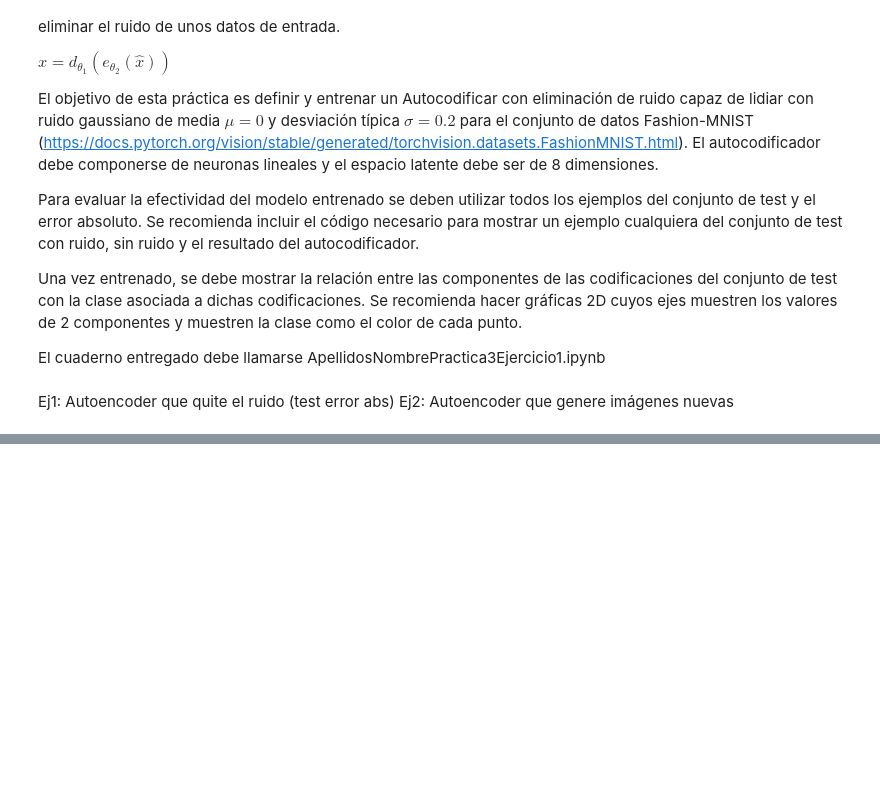
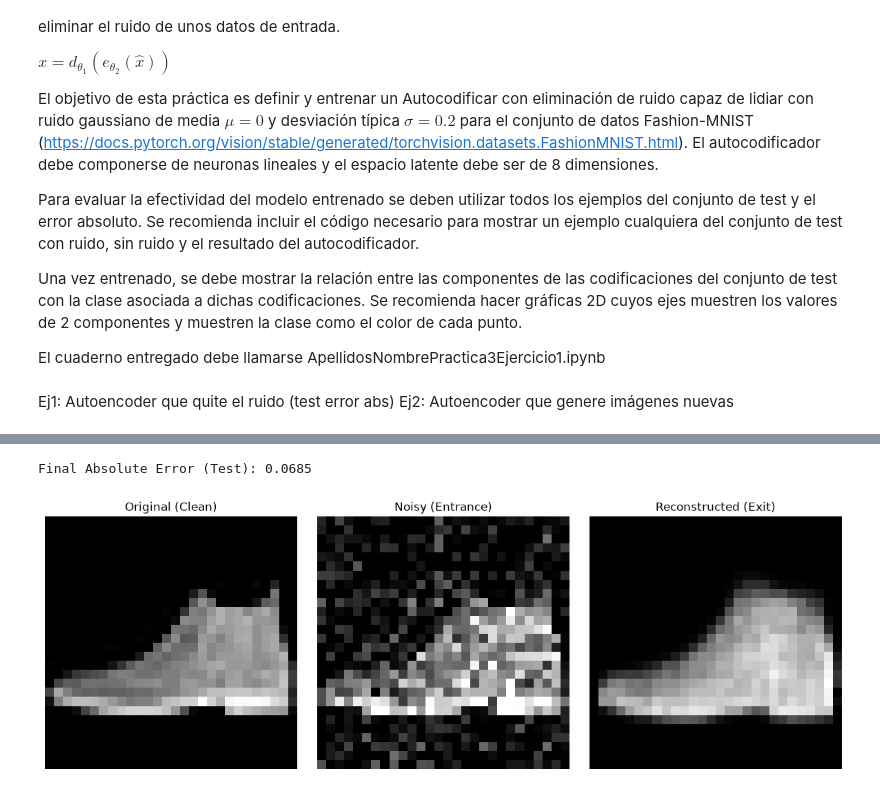
Before and after one commit to danielfernandezroldan2005/ai-programming-practices, a Jupyter notebook: FernándezRoldánDanielPractica3Ejercicio1.ipynb, the cells around one changed output, grey strips where cells are left out. Cells and saved outputs as stored; diff of their text form; code cells hidden in the pictures; blank space fills up the shorter version.

```diff
--- a/FernándezRoldánDanielPractica3Ejercicio1.ipynb
+++ b/FernándezRoldánDanielPractica3Ejercicio1.ipynb
@@ -117,0 +209,61 @@ class Autoencoder(nn.Module):
+# %%
+# Testing phase and graph the results of the trained autoencoder model.
+model.eval() # Set the model to evaluation mode.
+test_loss_accumulated = 0.0 # Initialize the test loss for the testing phase.
+
+with torch.no_grad(): # Disable gradient calculation for testing.
+    for images, _ in test_loader: # Iterate over the test dataset in batches.
+        images = images.to(device) # Move the images to the specified device (CPU or GPU).
+        noisy_images = add_noise(images) # Add noise to the images.
+        predicted_images = model(noisy_images) # Pass the noisy images through the autoencoder to get the reconstructed images.
+
+        loss_test = loss_fn(predicted_images, images) # Calculate the loss between the predicted and original images.
+        test_loss_accumulated += loss_test.item() * images.size(0) # Accumulate the test loss for the current batch.
+
+# Calculate the average test loss over the entire test dataset.
+absolute_error_test = test_loss_accumulated / len(test_loader.dataset)
+print(f"Final Absolute Error (Test): {absolute_error_test:.4f}")
+
+# Results Visualization: Displaying the original, noisy, and reconstructed images for comparison.
+#Extract a single batch of test images and keep only the first one.
+test_images, _ = next(iter(test_loader))
+test_images = test_images.to(device)
+
+# Select the first image while maintaining its dimensional structure (1, 1, 28, 28)
+original_image = test_images[0:1]
+
+# A. Apply the noise function to this 'original_image'.
+noisy_image = add_noise(original_image)
+
+# B. Use the trained model to clean the noisy image.
+with torch.no_grad():
+    reconstructed_image = model(noisy_image)
+
+# Prepare the tensors for Matplotlib (move them to CPU, remove extra dimensions, and convert to NumPy)
+img_orig_plot = original_image.cpu().squeeze().numpy()
+img_noisy_plot = noisy_image.cpu().squeeze().numpy()
+img_recon_plot = reconstructed_image.cpu().squeeze().numpy()
+
+# Dibujamos la comparativa
+plt.figure(figsize=(12, 4))
+
+plt.subplot(1, 3, 1)
+plt.title("Original (Clean)")
+plt.imshow(img_orig_plot, cmap='gray')
+plt.axis('off')
+
+plt.subplot(1, 3, 2)
+plt.title("Noisy (Entrance)")
+plt.imshow(img_noisy_plot, cmap='gray')
+plt.axis('off')
+
+plt.subplot(1, 3, 3)
+plt.title("Reconstructed (Exit)")
+plt.imshow(img_recon_plot, cmap='gray')
+plt.axis('off')
+
+plt.tight_layout()
+plt.show()
+# %% [output]
+Final Absolute Error (Test): 0.0685
+[figure, added]
```
Also changed, not shown: parts of 4 cells of this notebook.
